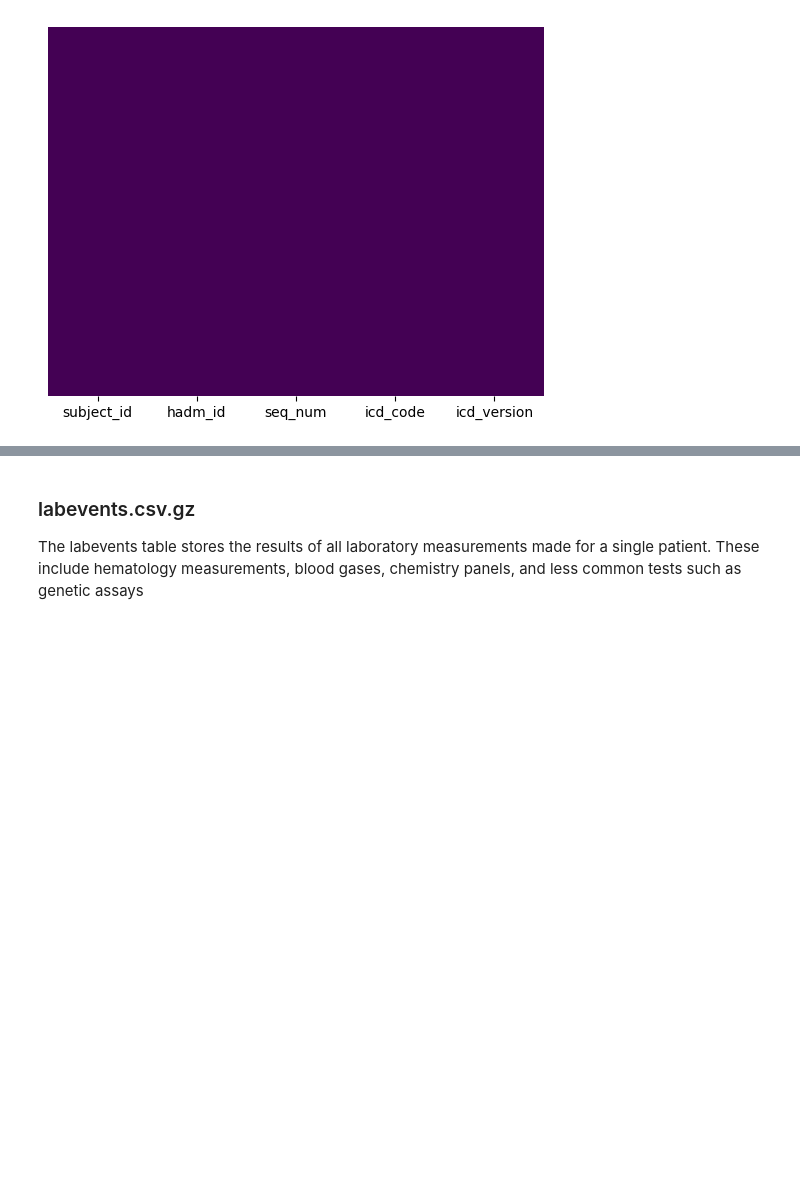
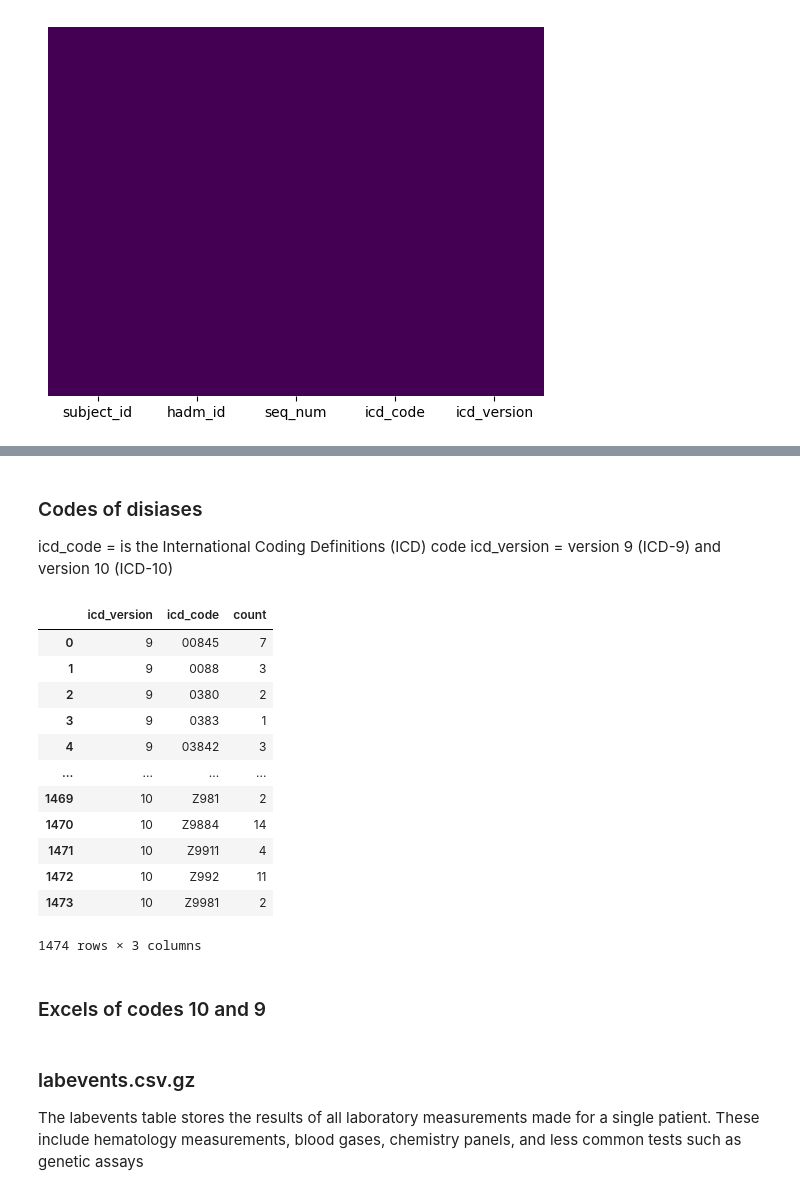
Before and after one commit to CatarinaCosta02/Master_Thesis, a Jupyter notebook: profiling/diagnosis.ipynb, the cells around one changed output, grey strips where cells are left out. Cells and saved outputs as stored; diff of their text form; code cells hidden in the pictures; blank space fills up the shorter version.

```diff
--- a/profiling/diagnosis.ipynb
+++ b/profiling/diagnosis.ipynb
@@ -229,3 +228,32 @@ display(diagnoses_icd)
 | 4504 | 10004733 | 27411876 | 22 | 56210 | 9 |
 | 4505 | 10004733 | 27411876 | 29 | 30390 | 9 |
 4506 rows × 5 columns
+# %% [markdown]
+### Codes of disiases
+icd_code = is the International Coding Definitions (ICD) code
+icd_version = version 9 (ICD-9) and version 10 (ICD-10)
+# %%
+diagnoses_icd['icd_code'].count()
+
+code_counts = diagnoses_icd.groupby(['icd_version', 'icd_code']).size().reset_index(name='count')
+code_counts.columns = ['icd_version', 'icd_code', 'count']
+
+# Mostra o DataFrame com os resultados
+display(code_counts)
+code_counts.to_csv('code_counts.csv', index=False)
+# %% [output]
+|  | icd_version | icd_code | count |
+| 0 | 9 | 00845 | 7 |
+| 1 | 9 | 0088 | 3 |
+| 2 | 9 | 0380 | 2 |
+| 3 | 9 | 0383 | 1 |
+| 4 | 9 | 03842 | 3 |
+| ... | ... | ... | ... |
+| 1469 | 10 | Z981 | 2 |
+| 1470 | 10 | Z9884 | 14 |
+| 1471 | 10 | Z9911 | 4 |
+| 1472 | 10 | Z992 | 11 |
+| 1473 | 10 | Z9981 | 2 |
+1474 rows × 3 columns
+# %% [markdown]
+### Excels of codes 10 and 9
```
Also changed, not shown: parts of 7 cells of this notebook, 3 other files.
